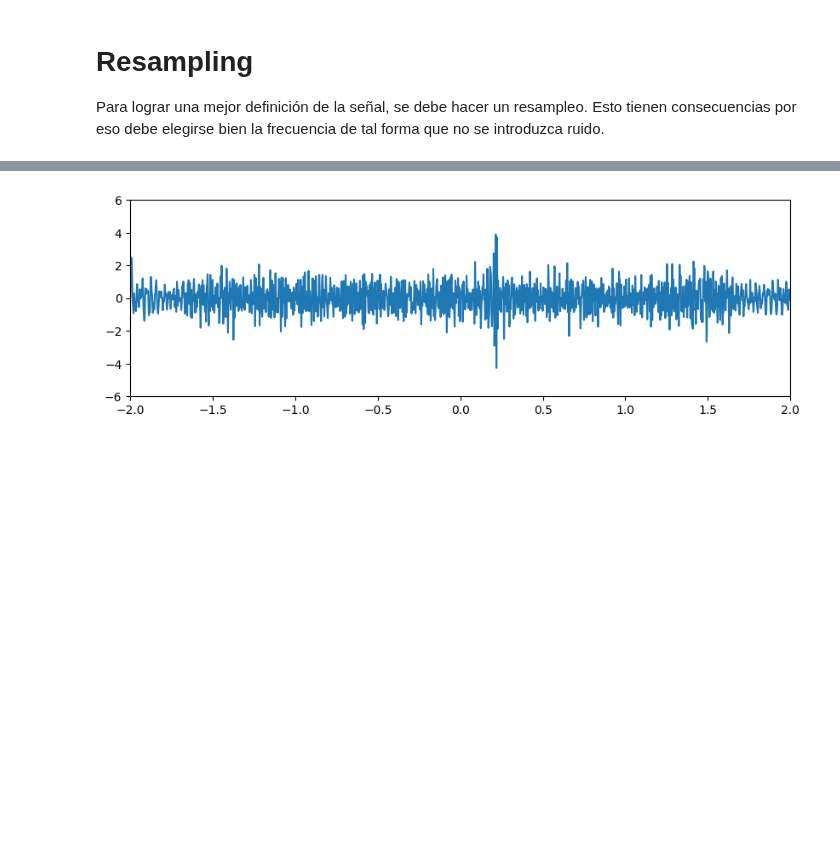
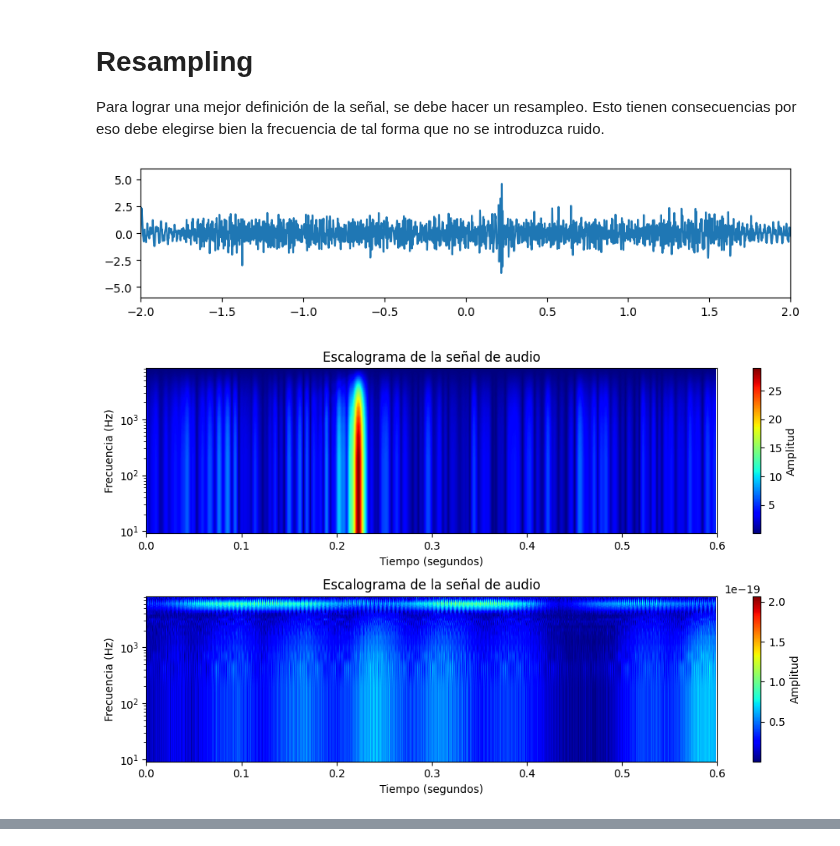
Before and after one commit to MatiasArmijo/Actividades-EIE-401-Matias-Armijo, a Jupyter notebook: proyecto-1/Proyecto_1_ApellidoNombre_ID.ipynb, the cells around one changed output, grey strips where cells are left out. Saved outputs shown, nothing was run; the diff lists cells and outputs as text; code cells hidden in the pictures; blank space fills up the shorter version.

```diff
--- a/proyecto-1/Proyecto_1_ApellidoNombre_ID.ipynb
+++ b/proyecto-1/Proyecto_1_ApellidoNombre_ID.ipynb
@@ -183,15 +184,53 @@ plt.show()
 Para lograr una mejor definición de la señal, se debe hacer un resampleo. Esto tienen consecuencias por eso debe elegirse bien la frecuencia de tal forma que no se introduzca ruido.
 # %%
 from scipy import signal
+import pywt
+
+
 resampled_signal = signal.resample(filtered_signal,4*fs)
 
-plt.figure(figsize=(10,3))
+plt.figure(figsize=(10,2))
 plt.plot(time_4s,resampled_signal)
 plt.xlim(min(time_4s),max(time_4s))
 plt.ylim(-6,6)
 
+# Calcula la transformada wavelet usando la función "cwt" de pywavelets
+widths = np.arange(1, 31)  # Anchuras de las wavelets
+cwtmatr, freqs = pywt.cwt(resampled_signal,widths, 'fbsp')  # 'mexh' es la familia de wavelets
+
+
+# Convierte las muestras de tiempo a segundos
+# Convierte las frecuencias centrales de las wavelets a frecuencias en Hertz
+# Utiliza la fórmula: frecuencia_en_hz = frecuencia_central * (frecuencia_de_muestreo / ancho_de_wavelet)
+freqs_hz = freqs * (fs / widths)
+
+# Plot
+plt.figure(figsize=(10, 6))
+plt.subplot(2,1,1)
+plt.imshow(np.abs(cwtmatr), extent=[time_4s[0], time_4s[-1], freqs_hz[-1], freqs_hz[0]], aspect='auto', cmap='jet')
+plt.colorbar(label='Amplitud')
+plt.xlabel('Tiempo (segundos)')
+plt.xlim(0,0.6)
+plt.ylabel('Frecuencia (Hz)')
+plt.yscale('log')
+plt.title('Escalograma de la señal de audio')
+
+cwtmatr_2, freqs = pywt.cwt(chunk,widths, 'fbsp')  # 'mexh' es la familia de wavelets
+
+plt.subplot(2,1,2)
+plt.imshow(np.abs(cwtmatr_2), extent=[time_4s[0], time_4s[-1], freqs_hz[-1], freqs_hz[0]], aspect='auto', cmap='jet')
+plt.colorbar(label='Amplitud')
+plt.xlabel('Tiempo (segundos)')
+plt.xlim(0,0.6)
+plt.ylabel('Frecuencia (Hz)')
+plt.yscale('log')
+plt.title('Escalograma de la señal de audio')
+
+plt.tight_layout()
+plt.show()
 
 Audio(resampled_signal/max(resampled_signal),rate=fs)
 # %% [output]
+[figure, new version]
+[figure, added]
 [interactive output not drawn]
-[figure, old version]
```
Also changed, not shown: parts of 1 cell of this notebook.
